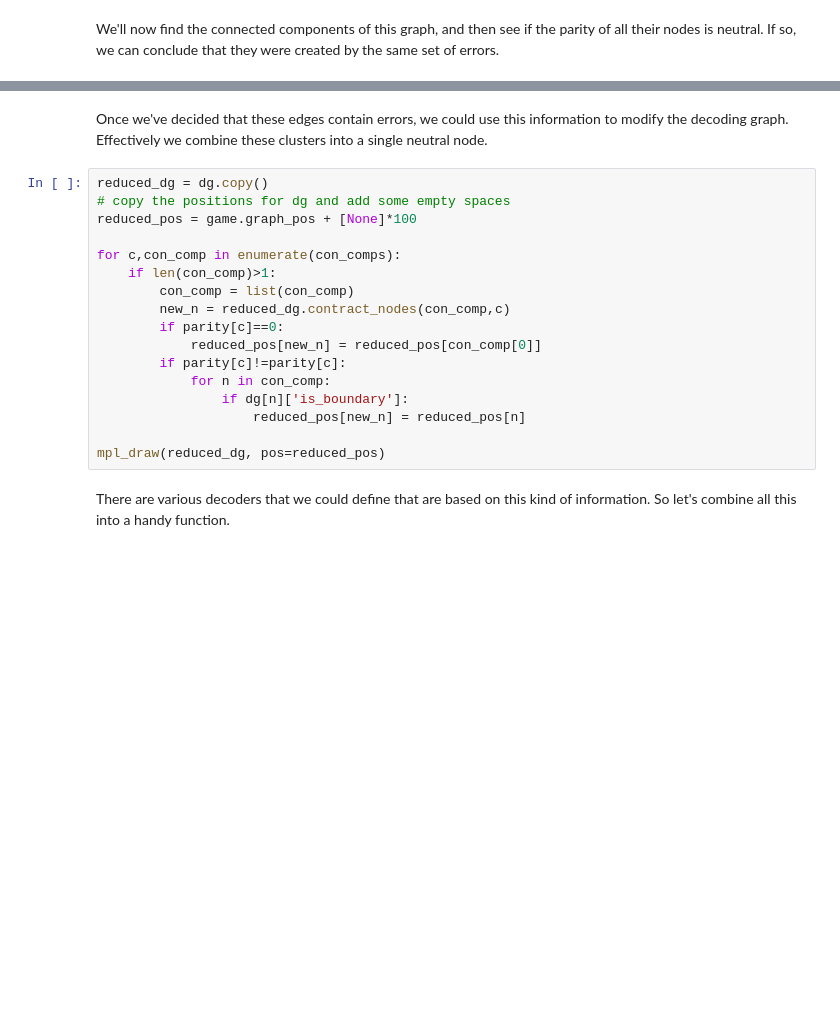
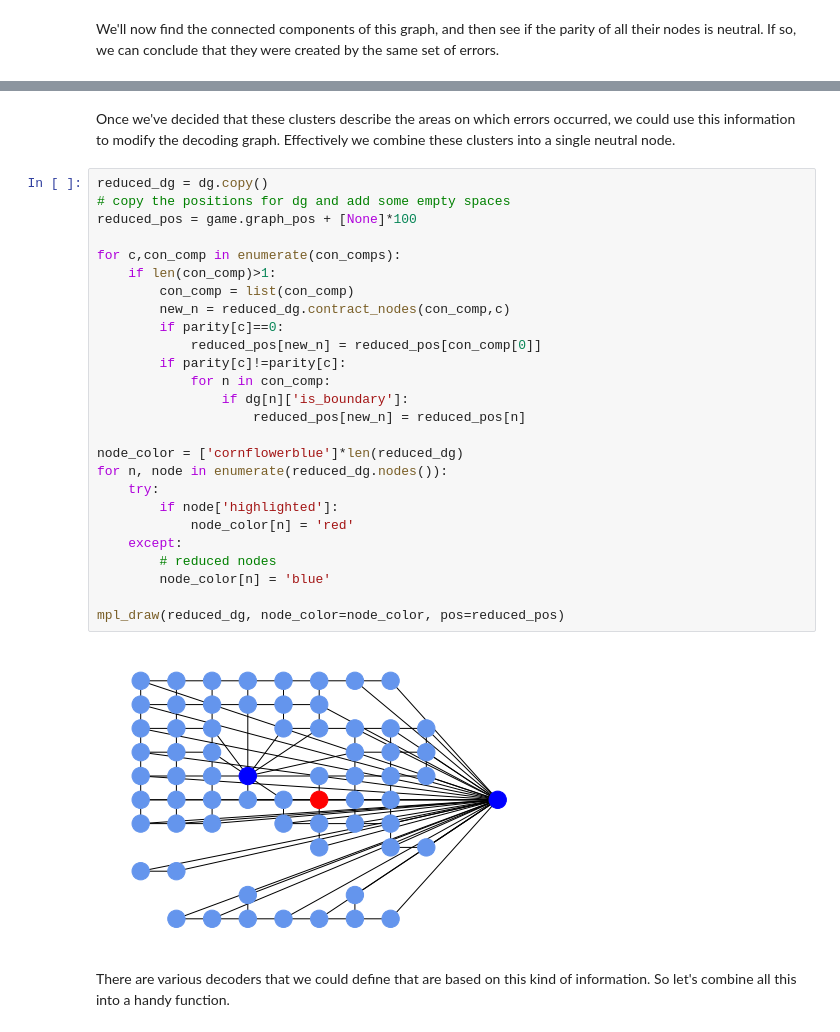
Before and after one commit to quantumjim/qec_lectures, a Jupyter notebook: lecture-4.ipynb, the cells around one changed output, grey strips where cells are left out. Drawn from its saved outputs; the diff is of its cells as text; blank space fills up the shorter version.

```diff
--- a/lecture-4.ipynb
+++ b/lecture-4.ipynb
@@ -140,22 +157,33 @@ mpl_draw(cg, pos=game.graph_pos, node_color=node_color, with_labels=True)
 # %% [markdown]
-Once we've decided that these edges contain errors, we could use this information to modify the decoding graph. Effectively we combine these clusters into a single neutral node.
+Once we've decided that these clusters describe the areas on which errors occurred, we could use this information to modify the decoding graph. Effectively we combine these clusters into a single neutral node.
 # %%
 reduced_dg = dg.copy()
 # copy the positions for dg and add some empty spaces
 reduced_pos = game.graph_pos + [None]*100
 
 for c,con_comp in enumerate(con_comps):
     if len(con_comp)>1:
         con_comp = list(con_comp)
         new_n = reduced_dg.contract_nodes(con_comp,c)
         if parity[c]==0:
             reduced_pos[new_n] = reduced_pos[con_comp[0]]
         if parity[c]!=parity[c]:
             for n in con_comp:
                 if dg[n]['is_boundary']:
                     reduced_pos[new_n] = reduced_pos[n]
 
-mpl_draw(reduced_dg, pos=reduced_pos)
+node_color = ['cornflowerblue']*len(reduced_dg)
+for n, node in enumerate(reduced_dg.nodes()):
+    try:
+        if node['highlighted']:
+            node_color[n] = 'red'
+    except:
+        # reduced nodes
+        node_color[n] = 'blue'
+
+mpl_draw(reduced_dg, node_color=node_color, pos=reduced_pos)
+# %% [output]
+[figure, added]
 # %% [markdown]
 There are various decoders that we could define that are based on this kind of information. So let's combine all this into a handy function.
 # %%
```
Also changed, not shown: parts of 24 cells of this notebook.
